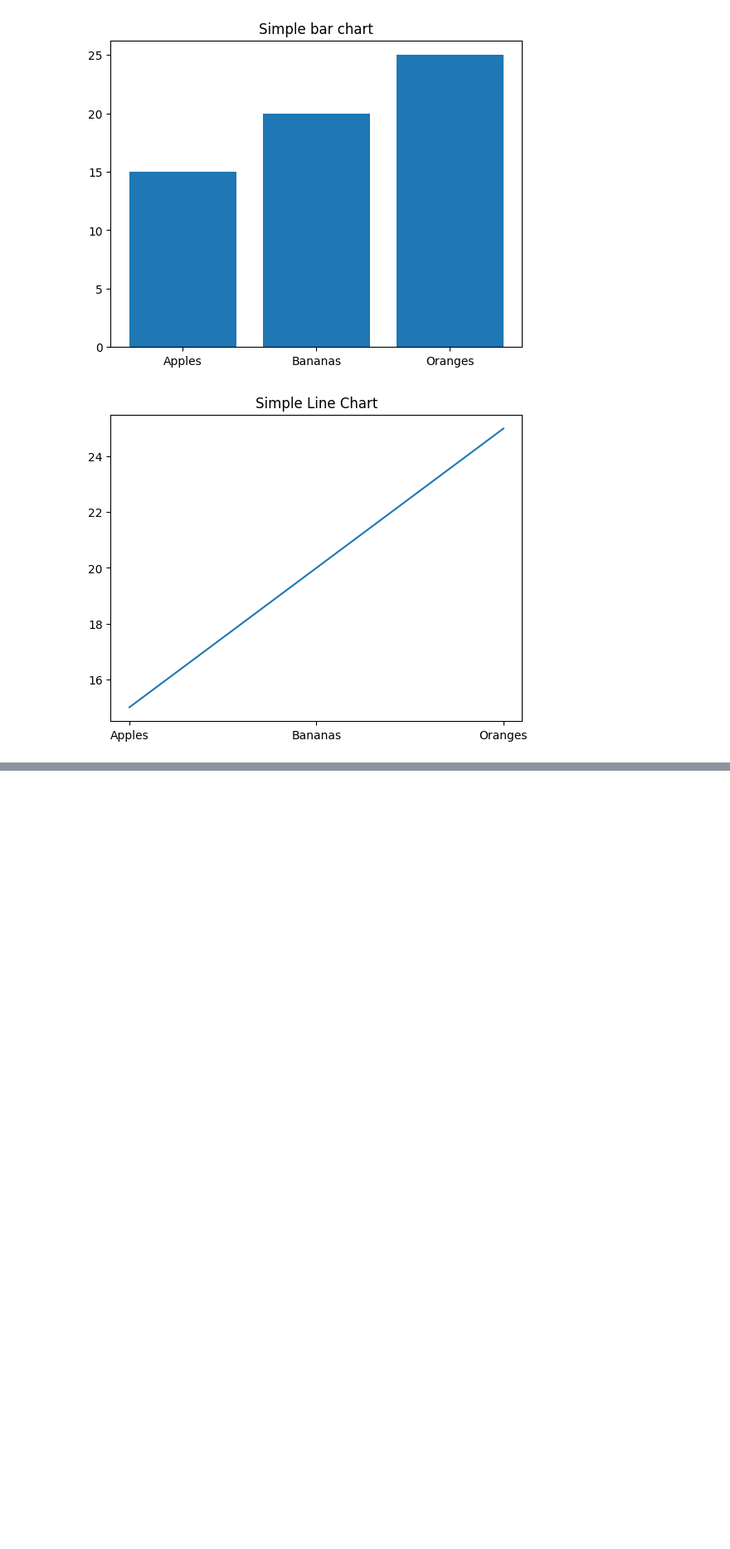
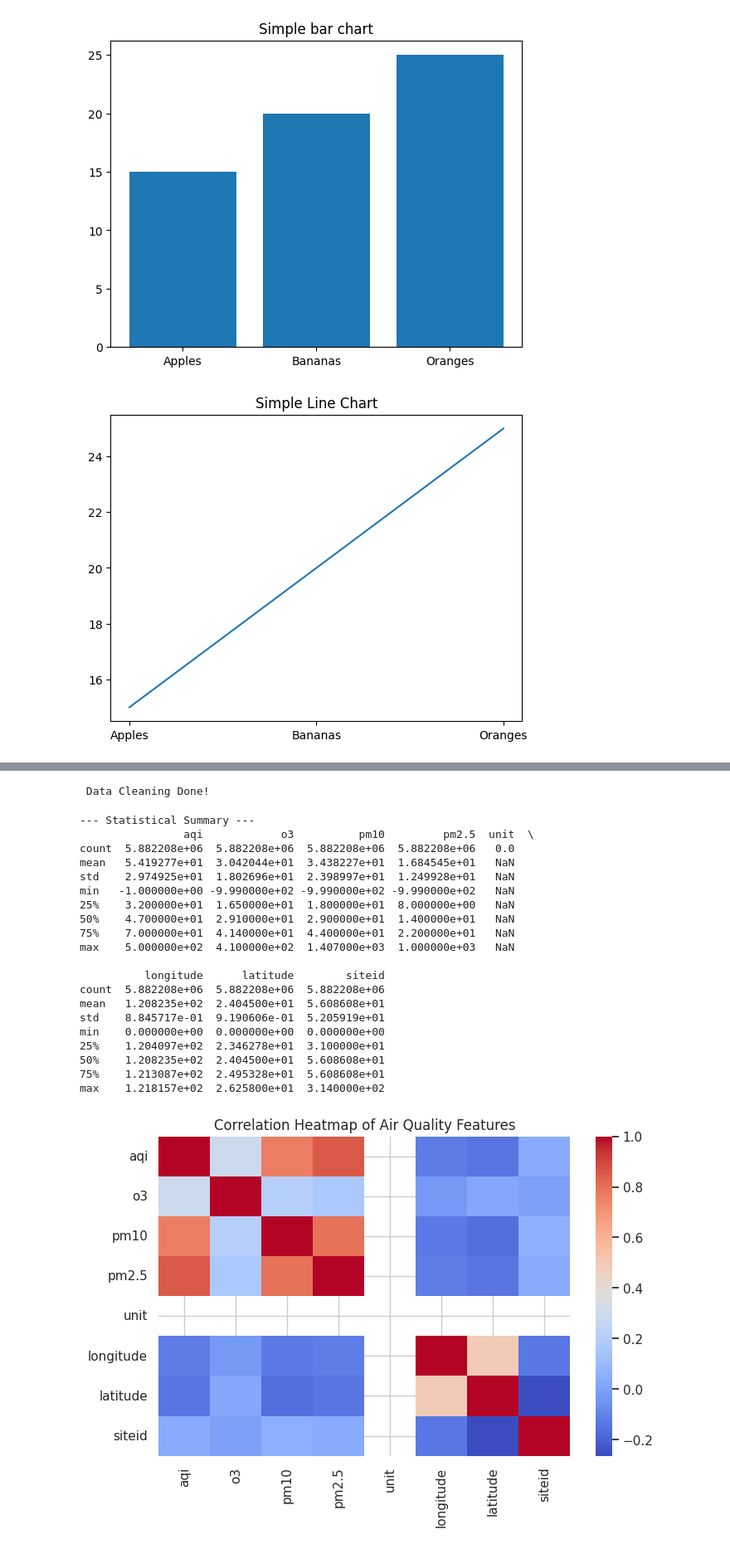
Before and after one commit to KondamPravalikaReddy/AirAware-Smart-Air-Quality-Prediction, a Jupyter notebook: DailyTask_Infosys_pynb.ipynb, the cells around one changed output, grey strips where cells are left out. Shown at 83% size. Drawn from its saved outputs; the diff is of its cells as text; code cells hidden in the pictures; blank space fills up the shorter version.

```diff
--- a/DailyTask_Infosys_pynb.ipynb
+++ b/DailyTask_Infosys_pynb.ipynb
@@ -687,0 +729,7 @@ Use: Web content classification, medical data analysis
+# %%
+#  Load the Dataset
+
+df = pd.read_csv("air_quality.csv", low_memory=False)
+print(" Dataset Loaded Successfully!")
+print("Shape:", df.shape)
+df.head()
@@ -687,0 +771,58 @@ Use: Web content classification, medical data analysis
+# %%
+#  Data Cleaning
+
+# Convert pollutant columns to numeric
+for col in ['pm2.5', 'pm10', 'o3']:
+    if col in df.columns:
+        df[col] = pd.to_numeric(df[col], errors='coerce')
+
+# Fill missing numeric values with mean
+for col in df.select_dtypes(include=[np.number]).columns:
+    df[col] = df[col].fillna(df[col].mean())
+
+# Fill categorical columns with mode
+for col in df.select_dtypes(include=['object']).columns:
+    df[col] = df[col].fillna(df[col].mode()[0])
+
+print("\n Data Cleaning Done!")
+# %% [output]
+ Data Cleaning Done!
+# %%
+#  Exploratory Data Analysis (EDA)
+
+print("\n--- Statistical Summary ---")
+print(df.describe())
+
+# Correlation Heatmap
+corr = df.corr(numeric_only=True)
+sns.heatmap(corr, annot=False, cmap='coolwarm')
+plt.title("Correlation Heatmap of Air Quality Features")
+plt.show()
+
+# Distribution of PM2.5
+if 'pm2.5' in df.columns:
+    sns.histplot(df['pm2.5'], kde=True)
+    plt.title("Distribution of PM2.5 Concentration")
+    plt.show()
+# %% [output]
+--- Statistical Summary ---
+                aqi            o3          pm10         pm2.5  unit  \
+count  5.882208e+06  5.882208e+06  5.882208e+06  5.882208e+06   0.0
+mean   5.419277e+01  3.042044e+01  3.438227e+01  1.684545e+01   NaN
+std    2.974925e+01  1.802696e+01  2.398997e+01  1.249928e+01   NaN
+min   -1.000000e+00 -9.990000e+02 -9.990000e+02 -9.990000e+02   NaN
+25%    3.200000e+01  1.650000e+01  1.800000e+01  8.000000e+00   NaN
+50%    4.700000e+01  2.910000e+01  2.900000e+01  1.400000e+01   NaN
+75%    7.000000e+01  4.140000e+01  4.400000e+01  2.200000e+01   NaN
+max    5.000000e+02  4.100000e+02  1.407000e+03  1.000000e+03   NaN
+
+          longitude      latitude        siteid
+count  5.882208e+06  5.882208e+06  5.882208e+06
+mean   1.208235e+02  2.404500e+01  5.608608e+01
+std    8.845717e-01  9.190606e-01  5.205919e+01
+min    0.000000e+00  0.000000e+00  0.000000e+00
+25%    1.204097e+02  2.346278e+01  3.100000e+01
+50%    1.208235e+02  2.404500e+01  5.608608e+01
+75%    1.213087e+02  2.495328e+01  5.608608e+01
+max    1.218157e+02  2.625800e+01  3.140000e+02
+[figure, added]
```
Also changed, not shown: parts of 17 cells of this notebook.
